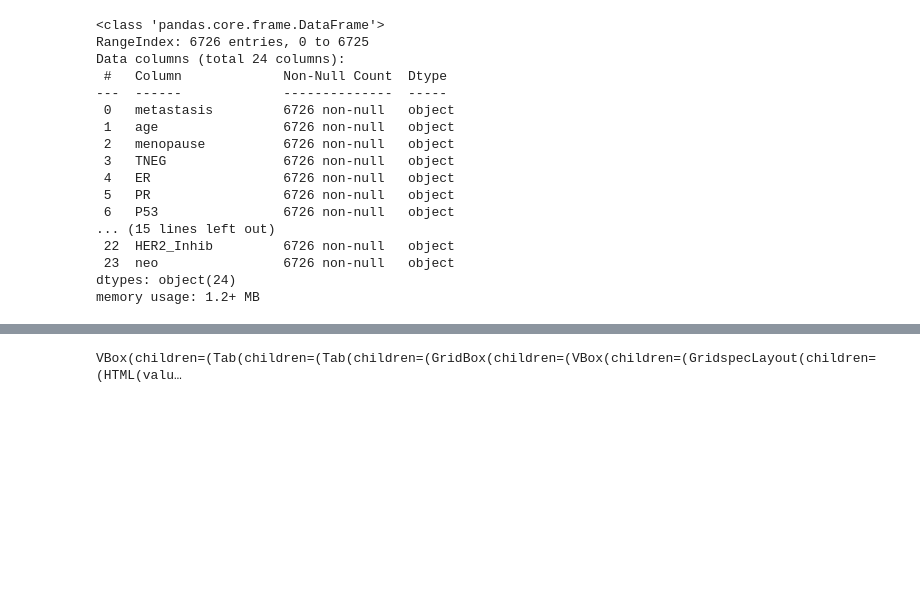
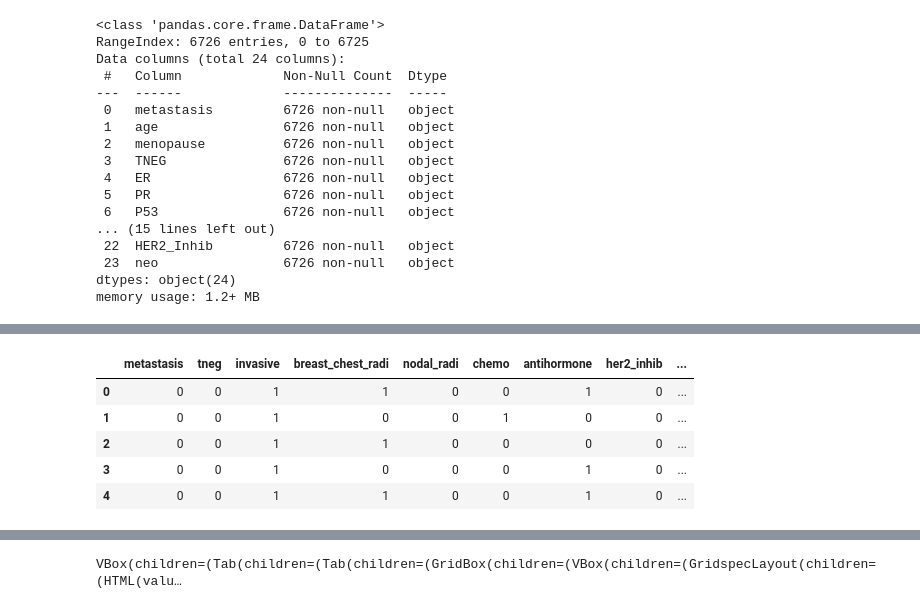
Before and after one commit to odMiguel/Springboard, a Jupyter notebook: Captstone Two Code/metastasisPrediction.ipynb, the cells around one changed output, grey strips where cells are left out. Drawn from its saved outputs; the diff is of its cells as text; code cells hidden in the pictures; blank space fills up the shorter version.

Commit message:
Add files via upload
Final Data Wrangling after splitting categorical values into new columns

```diff
--- a/Captstone Two Code/metastasisPrediction.ipynb
+++ b/Captstone Two Code/metastasisPrediction.ipynb
@@ -80,0 +124,92 @@ memory usage: 1.2+ MB
+# %%
+#We will do a similar process for the columns with True/False
+def T_F(col):
+    if col == True:
+        return 1
+    elif col == False:
+        return 0
+    else:
+        return col
+# %%
+def SEQUENCE(col):
+    if col == 'one':
+        return 1
+    elif col == 'two':
+        return 2
+    elif col == 'three':
+        return 3
+    else:
+        return col
+# %%
+#For the remaining columns, we will create new columns according to the value they hold
+#age
+age_0_to_49 = data['age'] == 'one'
+age_50_to_64 = data['age'] == 'two'
+age_65_or_more = data['age'] == 'three'
+df['AGE_0_TO_49'] = age_0_to_49.apply(T_F)
+df['AGE_50_TO_64'] = age_50_to_64.apply(T_F)
+df['AGE_65_OR_MORE'] = age_65_or_more.apply(T_F)
+
+#menopause
+pre_menopause = data['menopause'] == 'PRE'
+post_menopause = data['menopause'] == 'POST'
+df['PRE_MENOPAUSE'] = pre_menopause.apply(T_F)
+df['POST_MENOPAUSE'] = post_menopause.apply(T_F)
+
+#node_positive
+no_nodes = data['node_positive'] == 'zero'
+nodes_1_to_3 = data['node_positive'] == 'one'
+nodes_4_or_more = data['node_positive'] == 'two'
+df['NO_NODES'] = no_nodes.apply(T_F)
+df['NODES_1_TO_3'] = nodes_1_to_3.apply(T_F)
+df['NODES_4_OR_MORE'] = nodes_4_or_more.apply(T_F)
+
+#node_removed
+nodes_removed_0_to_2 = data['node_removed'] == 'one'
+nodes_removed_3_to_5 = data['node_removed'] == 'two'
+nodes_removed_6_or_more = data['node_removed'] == 'three'
+df['NODES_REMOVED_0_TO_2'] = nodes_removed_0_to_2.apply(T_F)
+df['NODES_REMOVED_3_TO_5'] = nodes_removed_3_to_5.apply(T_F)
+df['NODES_REMOVED_6_OR_MORE'] = nodes_removed_6_or_more.apply(T_F)
+
+#histology
+tumor_duct = data['histology'] == 'DUCT'
+tumor_lobular = data['histology'] == 'LOBULAR'
+df['TUMOR_DUCT'] = tumor_duct.apply(T_F)
+df['TUMOR_LOBULAR'] = tumor_lobular.apply(T_F)
+
+#size, 0-38, 38-50.5, > 50.5
+size_0_to_38 = data['size'] == 'one'
+size_38_to_50 = data['size'] == 'two'
+size_50_or_more = data['size'] == 'three'
+df['SIZE_0_TO_38'] = size_0_to_38.apply(T_F)
+df['SIZE_38_TO_50.5'] = size_38_to_50.apply(T_F)
+df['SIZE_50.5_OR_MORE'] = size_50_or_more.apply(T_F)
+
+#grade
+df['GRADE'] = data['grade'].apply(SEQUENCE)
+
+#surgical_margins, NO RESIDUAL TUMOR, RESIDUAL TUMOR, NO PRIMARY SITE
+surgery_no_residual_margin = data['surgical_margins'] == 'NO RESIDUAL TUMOR'
+residual_margin_after_surgery = data['surgical_margins'] == 'RESIDUAL TUMOR'
+autopsy = data['surgical_margins'] == 'NO PRIMARY SITE'
+df['SURGERY_NO_RESIDUAL'] = surgery_no_residual_margin.apply(T_F)
+df['SURGERY_RESIDUAL'] = residual_margin_after_surgery.apply(T_F)
+df['AUTOPSY'] = autopsy.apply(T_F)
+
+#surgery, CONSERVATION, MASTECTOMY, NO SURGERY
+conservation = data['surgery'] == 'CONSERVATION'
+mastectomy = data['surgery'] == 'MASTECTOMY'
+no_surgery = data['surgery'] == 'NO SURGERY'
+df['CONSERVATION_SURGERY'] = conservation.apply(T_F)
+df['MASTECTOMY_SURGERY'] = mastectomy.apply(T_F)
+df['NO_SURGERY'] = no_surgery.apply(T_F)
+df.columns = df.columns.str.lower()
+df.head()
+# %% [output]
+|  | metastasis | tneg | invasive | breast_chest_radi | nodal_radi | chemo | antihormone | her2_inhib | ... |
+| 0 | 0 | 0 | 1 | 1 | 0 | 0 | 1 | 0 | ... |
+| 1 | 0 | 0 | 1 | 0 | 0 | 1 | 0 | 0 | ... |
+| 2 | 0 | 0 | 1 | 1 | 0 | 0 | 0 | 0 | ... |
+| 3 | 0 | 0 | 1 | 0 | 0 | 0 | 1 | 0 | ... |
+| 4 | 0 | 0 | 1 | 1 | 0 | 0 | 1 | 0 | ... |
```
Also changed, not shown: parts of 14 cells of this notebook.
